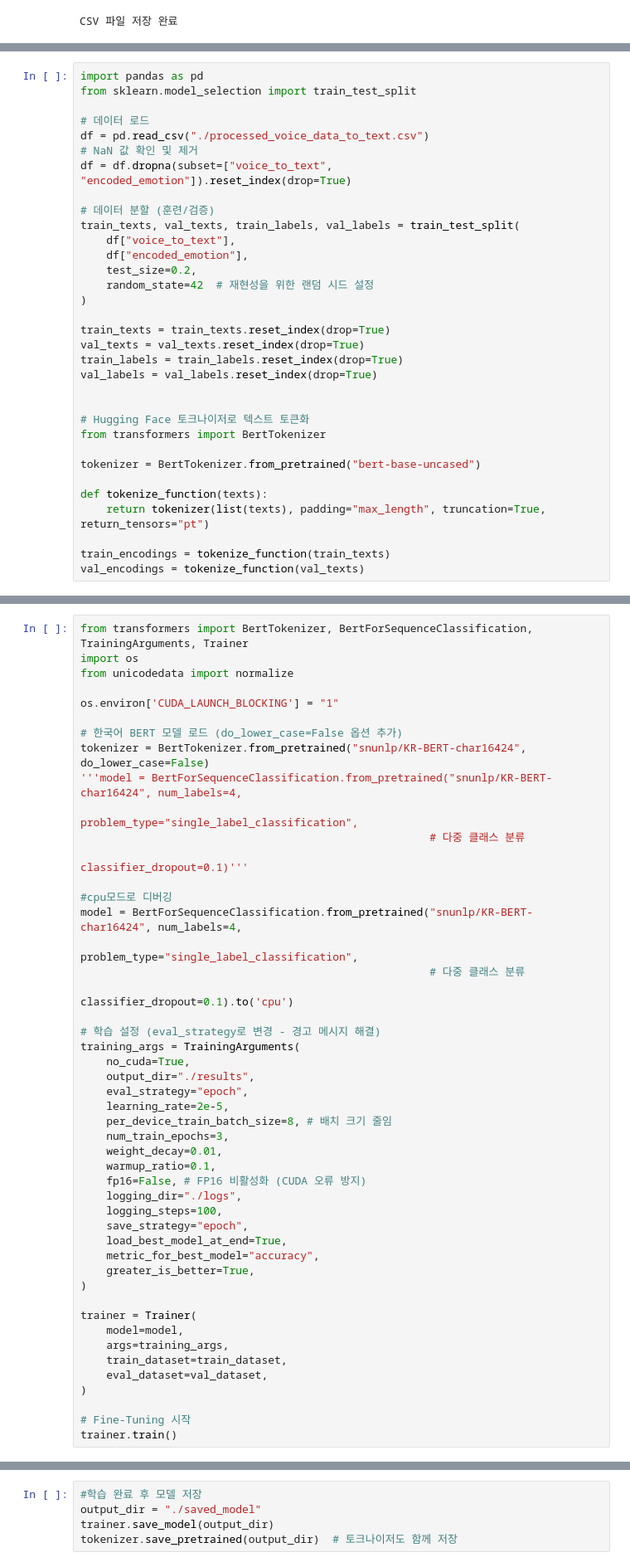
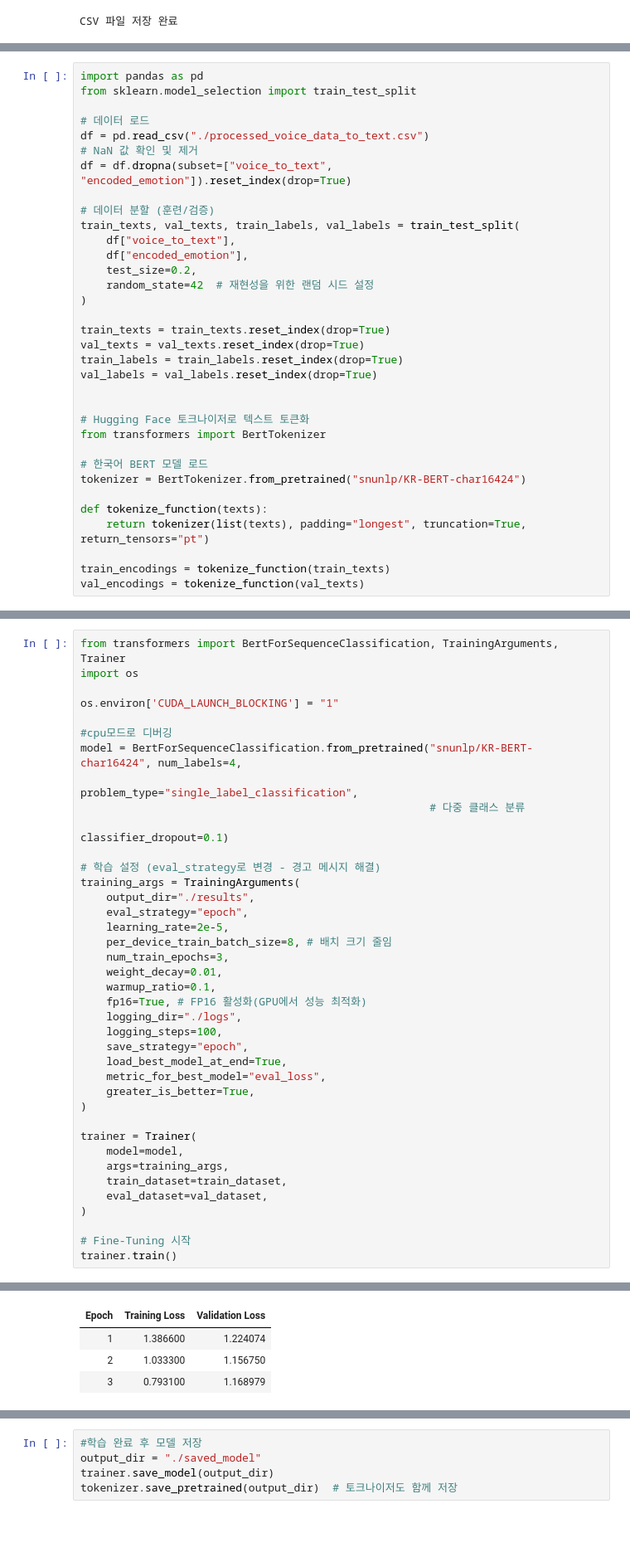
Before and after one commit to Kkaemii/SeSac_MPs, a Jupyter notebook: project_10_Classificion_with_voice/voice_classification.ipynb, the cells around one changed output, grey strips where cells are left out. Shown at 83% size. Saved outputs shown, nothing was run; the diff lists cells and outputs as text; blank space fills up the shorter version.

Commit message:
runs_well_checked
deepspeech :
  - classification emotion with voice data
  - convert from voice to text
KR-BERT-char16424:
  - using deepspeech's converted data, classify emotions

```diff
--- a/project_10_Classificion_with_voice/voice_classification.ipynb
+++ b/project_10_Classificion_with_voice/voice_classification.ipynb
@@ -680,10 +676,11 @@ val_labels = val_labels.reset_index(drop=True)
 # Hugging Face 토크나이저로 텍스트 토큰화
 from transformers import BertTokenizer
 
-tokenizer = BertTokenizer.from_pretrained("bert-base-uncased")
+# 한국어 BERT 모델 로드
+tokenizer = BertTokenizer.from_pretrained("snunlp/KR-BERT-char16424")
 
 def tokenize_function(texts):
-    return tokenizer(list(texts), padding="max_length", truncation=True, return_tensors="pt")
+    return tokenizer(list(texts), padding="longest", truncation=True, return_tensors="pt")
 
 train_encodings = tokenize_function(train_texts)
 val_encodings = tokenize_function(val_texts)
@@ -709,28 +710,19 @@ class EmotionDataset(torch.utils.data.Dataset):
 train_dataset = EmotionDataset(train_encodings, train_labels)
 val_dataset = EmotionDataset(val_encodings, val_labels)
 # %%
-from transformers import BertTokenizer, BertForSequenceClassification, TrainingArguments, Trainer
+from transformers import BertForSequenceClassification, TrainingArguments, Trainer
 import os
-from unicodedata import normalize
 
 os.environ['CUDA_LAUNCH_BLOCKING'] = "1"
-
-# 한국어 BERT 모델 로드 (do_lower_case=False 옵션 추가)
-tokenizer = BertTokenizer.from_pretrained("snunlp/KR-BERT-char16424", do_lower_case=False)
-'''model = BertForSequenceClassification.from_pretrained("snunlp/KR-BERT-char16424", num_labels=4,
-                                                      problem_type="single_label_classification",
-                                                      # 다중 클래스 분류
-																											classifier_dropout=0.1)'''
 
 #cpu모드로 디버깅
 model = BertForSequenceClassification.from_pretrained("snunlp/KR-BERT-char16424", num_labels=4,
                                                       problem_type="single_label_classification",
                                                       # 다중 클래스 분류
-																											classifier_dropout=0.1).to('cpu')
+																											classifier_dropout=0.1)
 
 # 학습 설정 (eval_strategy로 변경 - 경고 메시지 해결)
 training_args = TrainingArguments(
-	no_cuda=True,
 	output_dir="./results",
 	eval_strategy="epoch",
 	learning_rate=2e-5,
@@ -738,12 +730,12 @@ training_args = TrainingArguments(
 	num_train_epochs=3,
 	weight_decay=0.01,
 	warmup_ratio=0.1,
-	fp16=False, # FP16 비활성화 (CUDA 오류 방지)
+	fp16=True, # FP16 활성화(GPU에서 성능 최적화)
 	logging_dir="./logs",
 	logging_steps=100,
 	save_strategy="epoch",
 	load_best_model_at_end=True,
-	metric_for_best_model="accuracy",
+	metric_for_best_model="eval_loss",
 	greater_is_better=True,
 )
 
@@ -762,0 +755,4 @@ IndexError: index out of range in self
+| Epoch | Training Loss | Validation Loss |
+| 1 | 1.386600 | 1.224074 |
+| 2 | 1.033300 | 1.156750 |
+| 3 | 0.793100 | 1.168979 |
```
Also changed, not shown: parts of 11 cells of this notebook, 5 other files.
